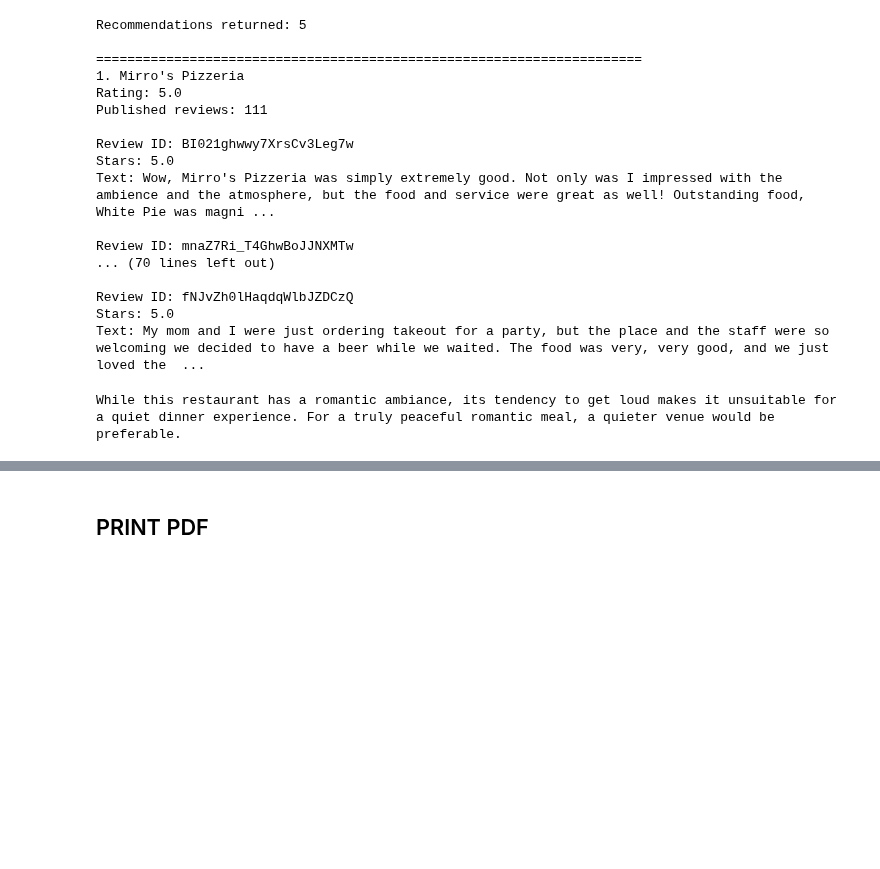
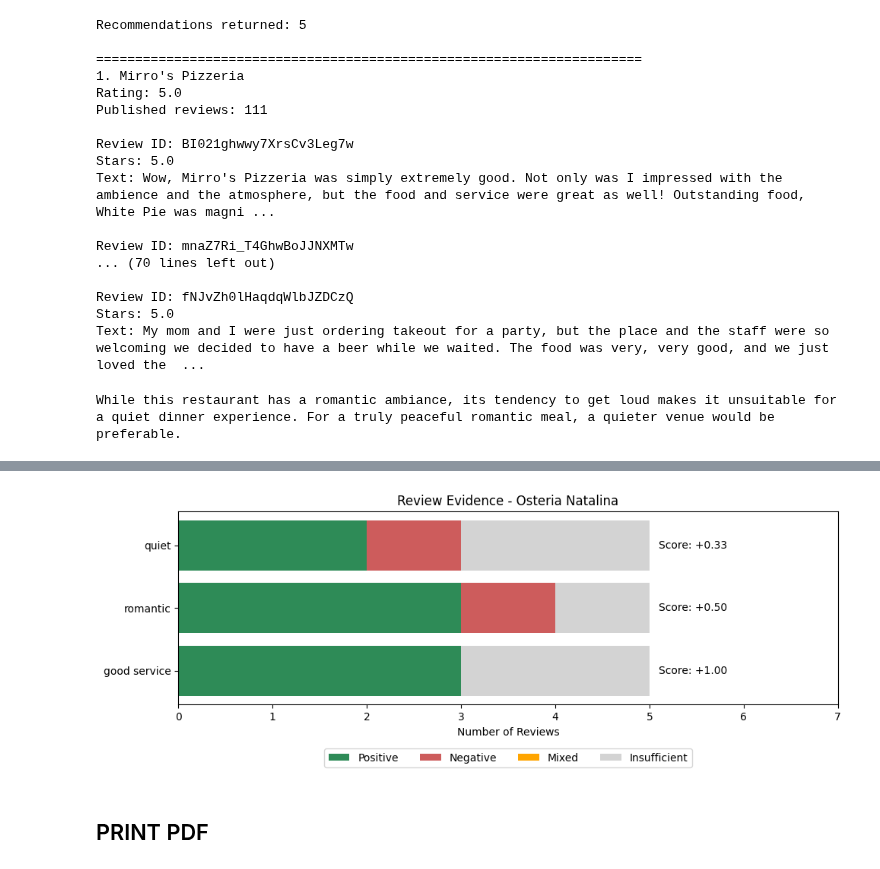
Before and after one commit to behar43/CAP6938_AI_Knowledge_Systems_Final_Project, a Jupyter notebook: tester_Ben_Prishtina.ipynb, the cells around one changed output, grey strips where cells are left out. Cells and saved outputs as stored; diff of their text form; code cells hidden in the pictures; blank space fills up the shorter version.

```diff
--- a/tester_Ben_Prishtina.ipynb
+++ b/tester_Ben_Prishtina.ipynb
@@ -589,3 +829,44 @@ While this restaurant has a romantic ambiance, its tendency to get loud makes it
+# %%
+import matplotlib.pyplot as plt
+
+summary = analysis["evidence_summary"]
+
+preferences = list(summary.keys())
+
+positive = [summary[p]["positive"] for p in preferences]
+negative = [summary[p]["negative"] for p in preferences]
+mixed = [summary[p]["mixed"] for p in preferences]
+insufficient = [summary[p]["insufficient"] for p in preferences]
+
+fig, ax = plt.subplots(figsize=(10, 4))
+
+# Create stacked horizontal bars.
+ax.barh(preferences, positive, label="Positive", color="seagreen")
+ax.barh(preferences, negative, left=positive, label="Negative", color="indianred")
+
+left = [p + n for p, n in zip(positive, negative)]
+ax.barh(preferences, mixed, left=left, label="Mixed", color="orange")
+
+left = [p + n + m for p, n, m in zip(positive, negative, mixed)]
+ax.barh(preferences, insufficient, left=left, label="Insufficient", color="lightgray")
+
+# Display the numerical preference scores beside each bar.
+for i, preference in enumerate(preferences):
+    score = analysis["scores"][preference]["score"]
+    label = f"Score: {score:+.2f}" if score is not None else "No evidence"
+    ax.text(sum(summary[preference].values()) + 0.1, i, label, va="center")
+
+ax.set_title(f"Review Evidence - {analysis['name']}")
+ax.set_xlabel("Number of Reviews")
+ax.set_xlim(0, max(sum(counts.values()) for counts in summary.values()) + 2)
+ax.legend(loc="upper center", bbox_to_anchor=(0.5, -0.2), ncol=4)
+ax.invert_yaxis()
+
+plt.tight_layout()
+#plt.savefig("restaurant_evidence.png", dpi=300, bbox_inches="tight")
+plt.show()
+# %% [output]
+[figure, added]
 # %% [markdown]
 ## PRINT PDF
 # %%
```
Also changed, not shown: parts of 7 cells of this notebook, 4 other files.
